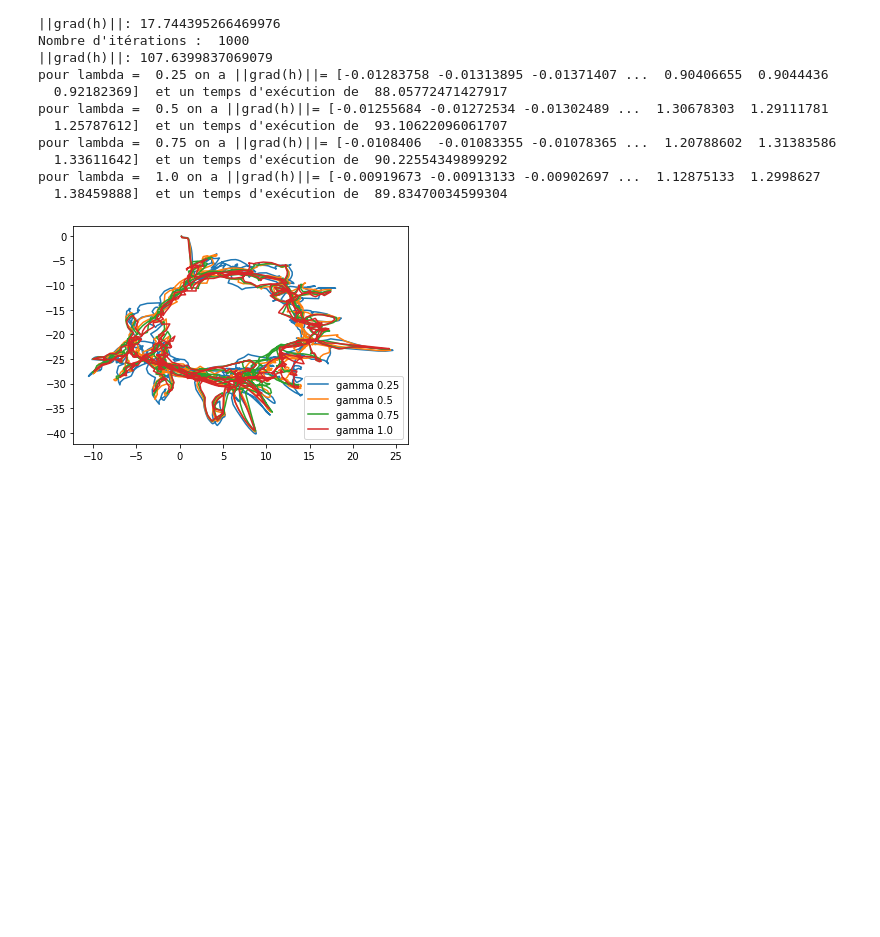
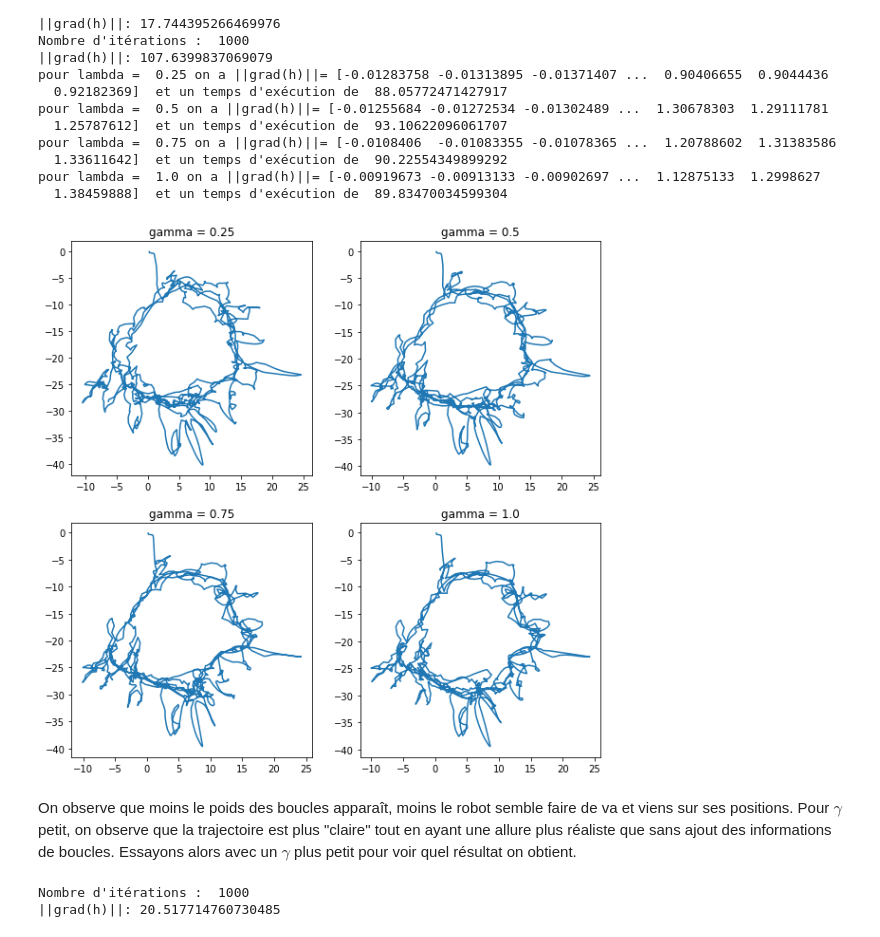
Before and after one commit to 21garbe/Projet-Optimisation-1A, a Jupyter notebook: rendu.ipynb, the cells around one changed output. Saved outputs shown, nothing was run; the diff lists cells and outputs as text; code cells hidden in the pictures; blank space fills up the shorter version.

```diff
--- a/rendu.ipynb
+++ b/rendu.ipynb
@@ -494,9 +494,24 @@ pour lambda =  0.75 on a ||grad(h)||= [-0.0108406  -0.01083355 -0.01078365 ...
 pour lambda =  1.0 on a ||grad(h)||= [-0.00919673 -0.00913133 -0.00902697 ...  1.12875133  1.2998627
   1.38459888]  et un temps d'exécution de  89.83470034599304
 # %%
+fig = plt.figure(figsize=(10,10))
 for i in range(1, 5):
-    plt.plot(res6[i,:N], res6[i,N:2*N], label = f"gamma {i/4}")
-plt.legend()
+    ax = fig.add_subplot(2,2,i)
+    ax.plot(res6[i,:N], res6[i,N:2*N])
+    ax.set_title(f"gamma = {i/4}")
 plt.show()
 # %% [output]
-[figure, old version]
+[figure, new version]
+# %% [markdown]
+On observe que moins le poids des boucles apparaît, moins le robot semble faire de va et viens sur ses positions. Pour $\gamma$ petit, on observe que la trajectoire est plus "claire" tout en ayant une allure plus réaliste que sans ajout des informations de boucles. Essayons alors avec un $\gamma$ plus petit pour voir quel résultat on obtient.
+# %%
+res7 = np.zeros(res4_pf.shape[0])
+t7 = 0
+
+start = time.time()
+res7 = optim_gradient_fixed_step(grad_h, res4_pf, 0.015, bouclage = True, lbd = 0.1, max_iter=1000) #pf = pas fixe
+end = time.time()
+t7 = end-start
+# %% [output]
+Nombre d'itérations :  1000
+||grad(h)||: 20.517714760730485
```
Also changed, not shown: parts of 2 cells of this notebook.
